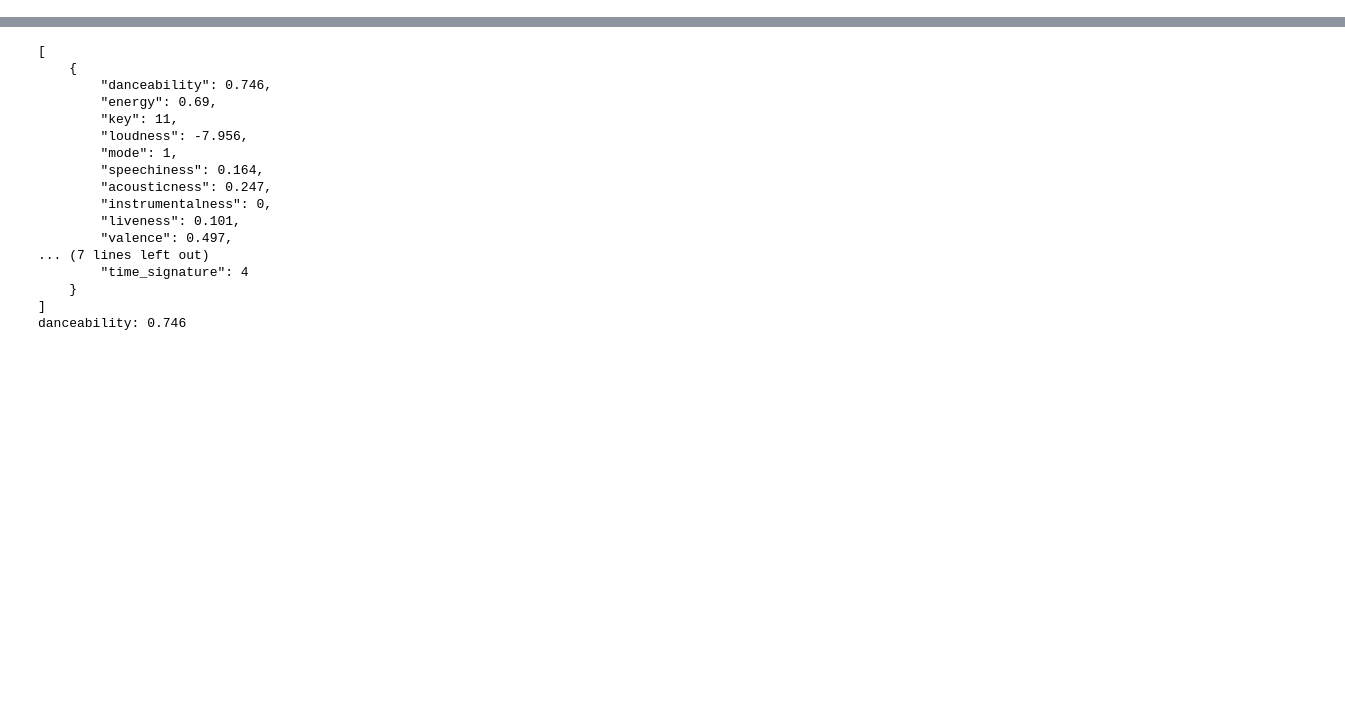
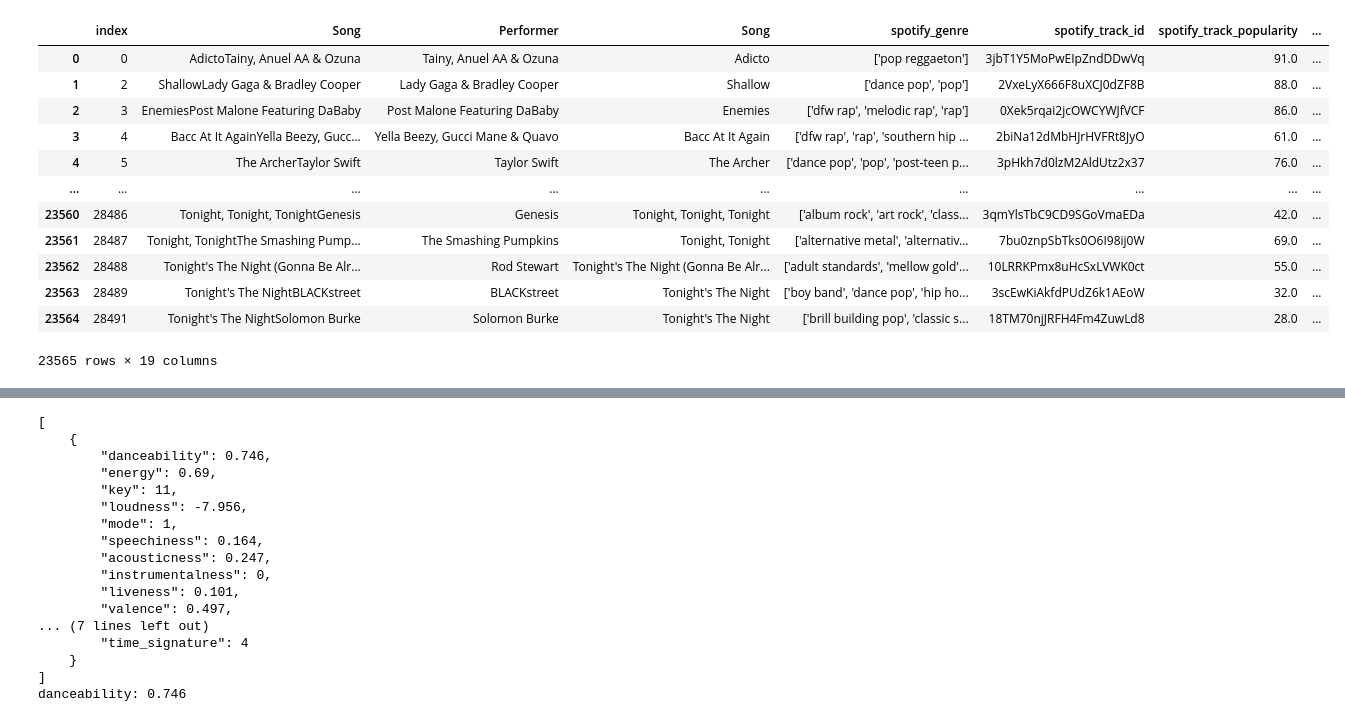
Before and after one commit to rlylecastro/project1, a Jupyter notebook: music.ipynb, the cells around one changed output, grey strips where cells are left out. Drawn from its saved outputs; the diff is of its cells as text; code cells hidden in the pictures; blank space fills up the shorter version.

```diff
--- a/music.ipynb
+++ b/music.ipynb
@@ -0,0 +34,22 @@
+# %%
+
+
+hot100_clean_df.dropna(inplace=True)
+
+hot100_clean_df.reset_index(inplace=True)
+hot100_clean_df.rename(columns = {'ï»¿SongID':'Song'},inplace=True)
+hot100_clean_df
+# %% [output]
+|  | index | Song | Performer | Song | spotify_genre | spotify_track_id | spotify_track_popularity | ... |
+| 0 | 0 | AdictoTainy, Anuel AA & Ozuna | Tainy, Anuel AA & Ozuna | Adicto | ['pop reggaeton'] | 3jbT1Y5MoPwEIpZndDDwVq | 91.0 | ... |
+| 1 | 2 | ShallowLady Gaga & Bradley Cooper | Lady Gaga & Bradley Cooper | Shallow | ['dance pop', 'pop'] | 2VxeLyX666F8uXCJ0dZF8B | 88.0 | ... |
+| 2 | 3 | EnemiesPost Malone Featuring DaBaby | Post Malone Featuring DaBaby | Enemies | ['dfw rap', 'melodic rap', 'rap'] | 0Xek5rqai2jcOWCYWJfVCF | 86.0 | ... |
+| 3 | 4 | Bacc At It AgainYella Beezy, Gucc... | Yella Beezy, Gucci Mane & Quavo | Bacc At It Again | ['dfw rap', 'rap', 'southern hip ... | 2biNa12dMbHJrHVFRt8JyO | 61.0 | ... |
+| 4 | 5 | The ArcherTaylor Swift | Taylor Swift | The Archer | ['dance pop', 'pop', 'post-teen p... | 3pHkh7d0lzM2AldUtz2x37 | 76.0 | ... |
+| ... | ... | ... | ... | ... | ... | ... | ... | ... |
+| 23560 | 28486 | Tonight, Tonight, TonightGenesis | Genesis | Tonight, Tonight, Tonight | ['album rock', 'art rock', 'class... | 3qmYlsTbC9CD9SGoVmaEDa | 42.0 | ... |
+| 23561 | 28487 | Tonight, TonightThe Smashing Pump... | The Smashing Pumpkins | Tonight, Tonight | ['alternative metal', 'alternativ... | 7bu0znpSbTks0O6I98ij0W | 69.0 | ... |
+| 23562 | 28488 | Tonight's The Night (Gonna Be Alr... | Rod Stewart | Tonight's The Night (Gonna Be Alr... | ['adult standards', 'mellow gold'... | 10LRRKPmx8uHcSxLVWK0ct | 55.0 | ... |
+| 23563 | 28489 | Tonight's The NightBLACKstreet | BLACKstreet | Tonight's The Night | ['boy band', 'dance pop', 'hip ho... | 3scEwKiAkfdPUdZ6k1AEoW | 32.0 | ... |
+| 23564 | 28491 | Tonight's The NightSolomon Burke | Solomon Burke | Tonight's The Night | ['brill building pop', 'classic s... | 18TM70njJRFH4Fm4ZuwLd8 | 28.0 | ... |
+23565 rows × 19 columns
```
Also changed, not shown: parts of 6 cells of this notebook.
